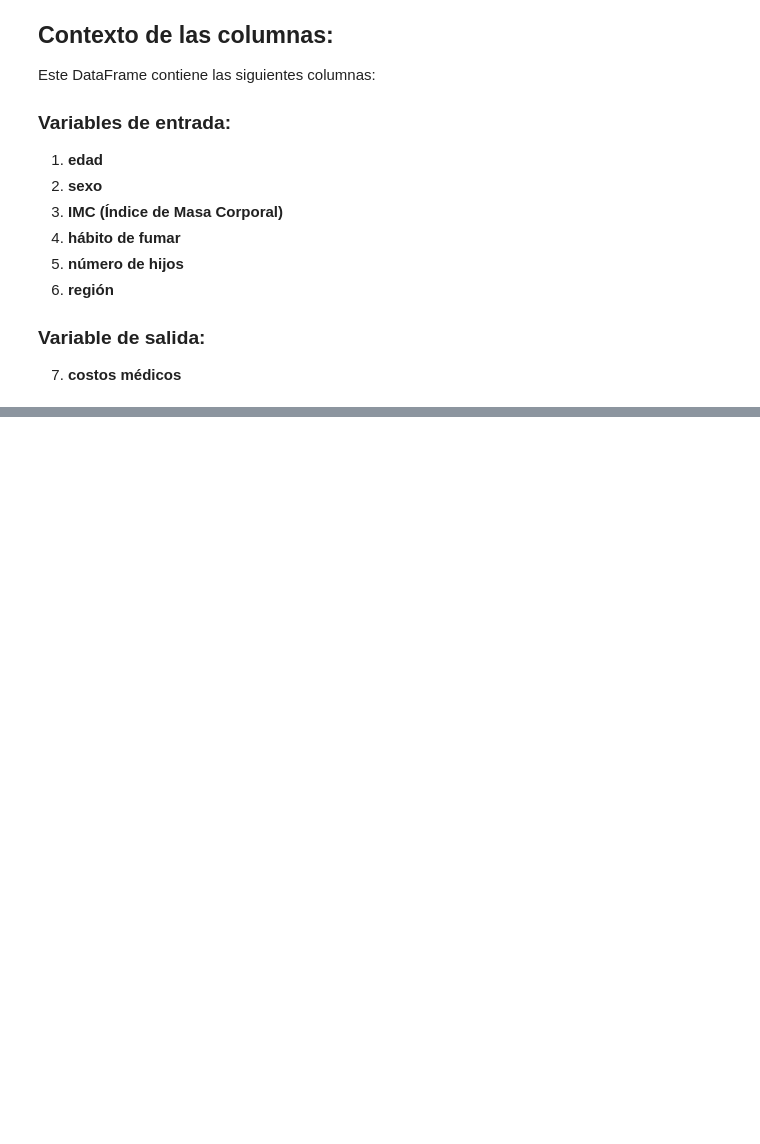
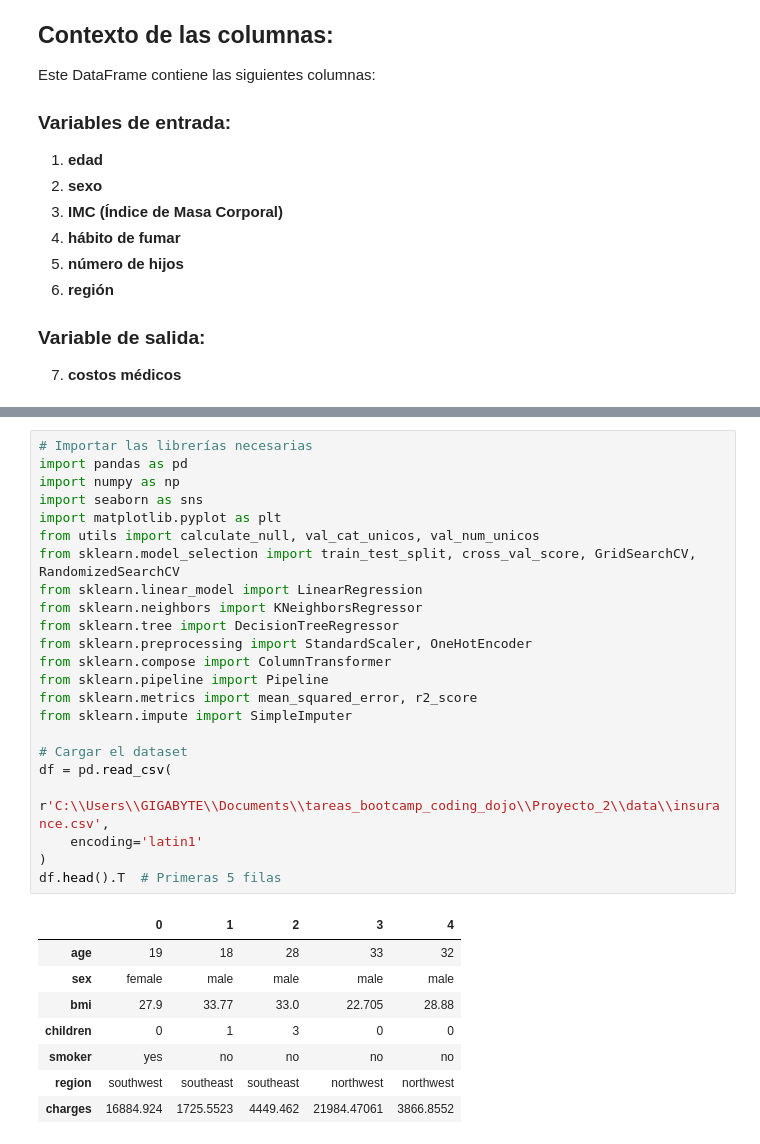
Before and after one commit to hadelmg/tareas_bootcamp_coding_dojo, a Jupyter notebook: mod_2_machine_learning/7_clasificacion_y_optimizacion_de_hiperp/7_clasificacion_y_optimizacion_de_hiperparametros.ipynb, the cells around one changed output, grey strips where cells are left out. Drawn from its saved outputs; the diff is of its cells as text; blank space fills up the shorter version.

```diff
--- a/mod_2_machine_learning/7_clasificacion_y_optimizacion_de_hiperp/7_clasificacion_y_optimizacion_de_hiperparametros.ipynb
+++ b/mod_2_machine_learning/7_clasificacion_y_optimizacion_de_hiperp/7_clasificacion_y_optimizacion_de_hiperparametros.ipynb
@@ -65,0 +71,32 @@ Este DataFrame contiene las siguientes columnas:
+# %%
+# Importar las librerías necesarias
+import pandas as pd
+import numpy as np
+import seaborn as sns
+import matplotlib.pyplot as plt
+from utils import calculate_null, val_cat_unicos, val_num_unicos
+from sklearn.model_selection import train_test_split, cross_val_score, GridSearchCV, RandomizedSearchCV
+from sklearn.linear_model import LinearRegression
+from sklearn.neighbors import KNeighborsRegressor
+from sklearn.tree import DecisionTreeRegressor
+from sklearn.preprocessing import StandardScaler, OneHotEncoder
+from sklearn.compose import ColumnTransformer
+from sklearn.pipeline import Pipeline
+from sklearn.metrics import mean_squared_error, r2_score
+from sklearn.impute import SimpleImputer
+
+# Cargar el dataset
+df = pd.read_csv(
+    r'C:\\Users\\GIGABYTE\\Documents\\tareas_bootcamp_coding_dojo\\Proyecto_2\\data\\insurance.csv',
+    encoding='latin1'
+)
+df.head().T  # Primeras 5 filas
+# %% [output]
+|  | 0 | 1 | 2 | 3 | 4 |
+| age | 19 | 18 | 28 | 33 | 32 |
+| sex | female | male | male | male | male |
+| bmi | 27.9 | 33.77 | 33.0 | 22.705 | 28.88 |
+| children | 0 | 1 | 3 | 0 | 0 |
+| smoker | yes | no | no | no | no |
+| region | southwest | southeast | southeast | northwest | northwest |
+| charges | 16884.924 | 1725.5523 | 4449.462 | 21984.47061 | 3866.8552 |
```
Also changed, not shown: parts of 14 cells of this notebook.
